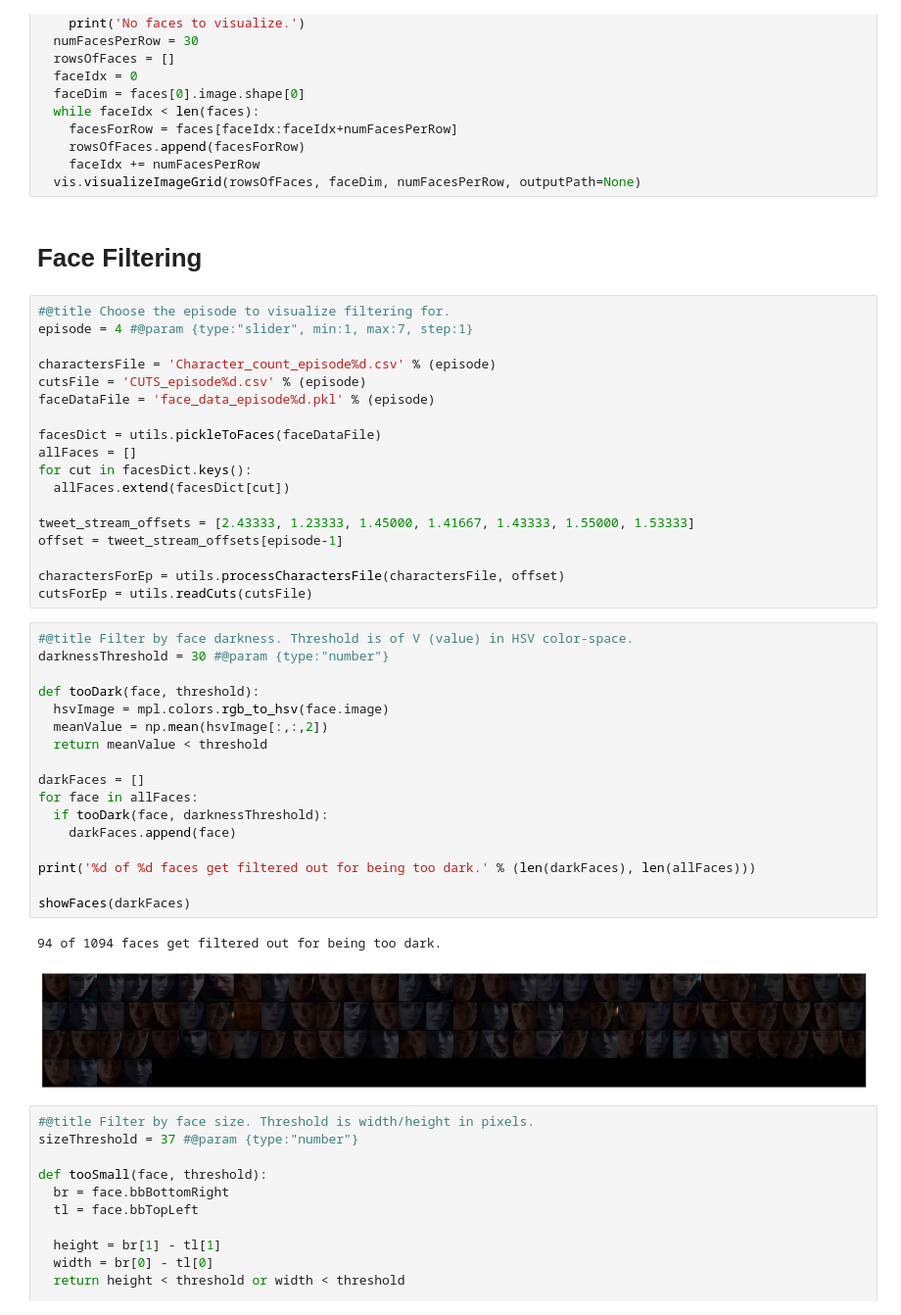
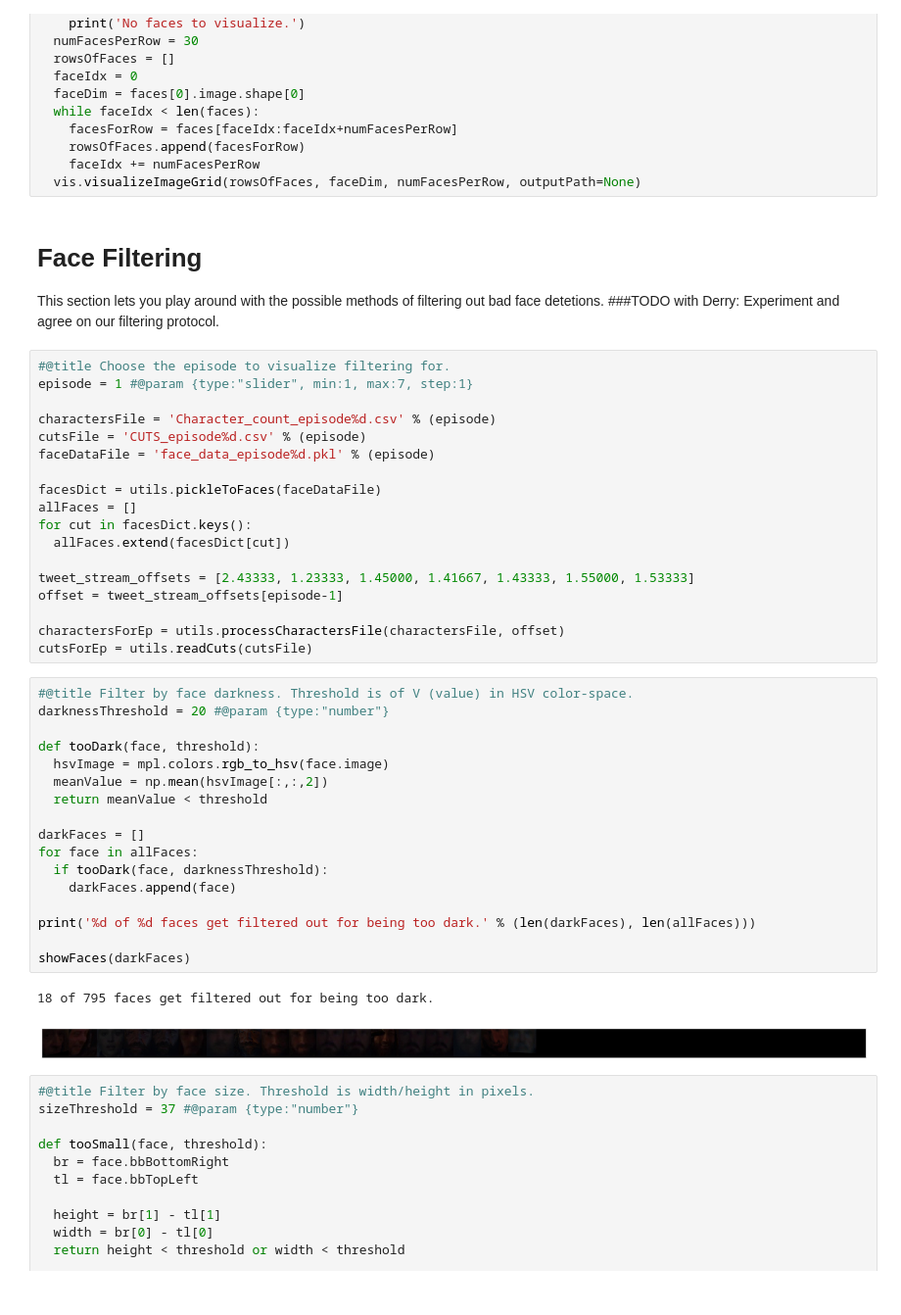
Before and after one commit to daphnei/weakvideo, a Jupyter notebook: visualize_faces.ipynb, the cells around one changed output. Shown at 98% size. Cells and saved outputs as stored; diff of their text form.

```diff
--- a/visualize_faces.ipynb
+++ b/visualize_faces.ipynb
@@ -61,11 +88,13 @@ def showFaces(faces):
     rowsOfFaces.append(facesForRow)
     faceIdx += numFacesPerRow
   vis.visualizeImageGrid(rowsOfFaces, faceDim, numFacesPerRow, outputPath=None)
-# %% [markdown]
-# Face Filtering
+# %% [markdown]
+# Face Filtering
+This section lets you play around with the possible methods of filtering out bad face detetions.
+###TODO with Derry: Experiment and agree on our filtering protocol.
 # %%
 #@title Choose the episode to visualize filtering for.
-episode = 4 #@param {type:"slider", min:1, max:7, step:1}
+episode = 1 #@param {type:"slider", min:1, max:7, step:1}
 
 charactersFile = 'Character_count_episode%d.csv' % (episode)
 cutsFile = 'CUTS_episode%d.csv' % (episode)
@@ -83,24 +112,24 @@ charactersForEp = utils.processCharactersFile(charactersFile, offset)
 cutsForEp = utils.readCuts(cutsFile)
 # %%
 #@title Filter by face darkness. Threshold is of V (value) in HSV color-space.
-darknessThreshold = 30 #@param {type:"number"}
+darknessThreshold = 20 #@param {type:"number"}
 
 def tooDark(face, threshold):
   hsvImage = mpl.colors.rgb_to_hsv(face.image)
   meanValue = np.mean(hsvImage[:,:,2])
   return meanValue < threshold
 
 darkFaces = []
 for face in allFaces:
   if tooDark(face, darknessThreshold):
     darkFaces.append(face)
 
 print('%d of %d faces get filtered out for being too dark.' % (len(darkFaces), len(allFaces)))
 
 showFaces(darkFaces)
 # %% [output]
-94 of 1094 faces get filtered out for being too dark.
+18 of 795 faces get filtered out for being too dark.
-[figure, old version]
+[figure, new version]
 # %%
 #@title Filter by face size. Threshold is width/height in pixels.
 sizeThreshold = 37 #@param {type:"number"}
```
Also changed, not shown: parts of 13 cells of this notebook.
